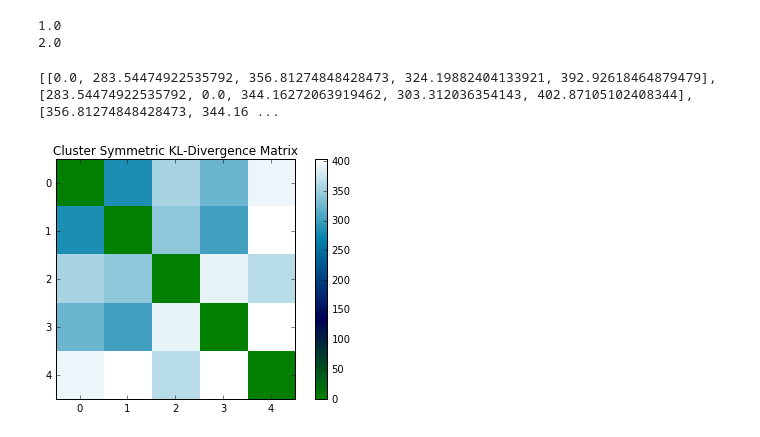
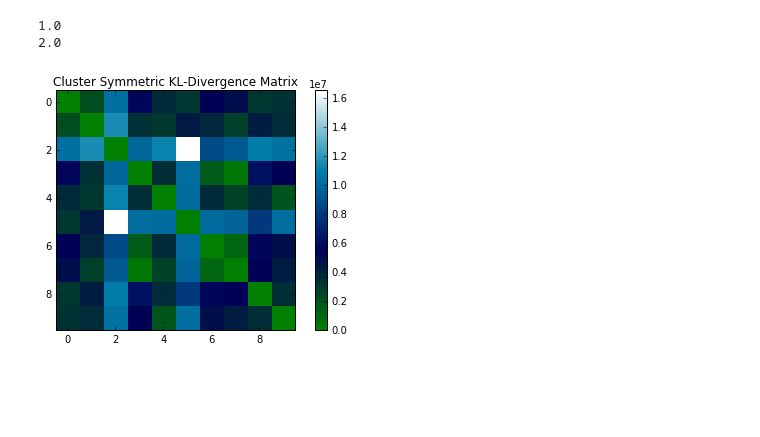
Before and after one commit to PrincetonUniversity/final-proj-cos-424, a Jupyter notebook: plots.ipynb, the cells around one changed output. Drawn from its saved outputs; the diff is of its cells as text; code cells hidden in the pictures; blank space fills up the shorter version.

```diff
--- a/plots.ipynb
+++ b/plots.ipynb
@@ -46,25 +95,18 @@ Epsilon for argmax = 0.1 ; best K = 5 ; mean = 0.541648961757
 # %%
-K = 9
-N = 33
-D = 350000
-
 def plotR2(r2dict):
     mles = r2dict['mle'][1]
     amxs = r2dict['argmax'][1]
     Km = r2dict['mle'][0]
     Ka = r2dict['argmax'][0]
 
-    plt.plot(Km, mles, label='MLE')
-    plt.plot(Ka, amxs, label='Argmax')
-    plt.suptitle('Average R^2 Values', fontsize=20)
+    plt.plot(Km, mles, label='mle')
+    plt.plot(Ka, amxs, label='argmax')
+    plt.suptitle('median R^2 values', fontsize=15)
     plt.ylabel('R^2')
-    plt.xlabel('Cluster')
+    plt.xlabel('K')
     plt.legend()
-    plt.axis([2,9,0,1])
+    plt.axis([2,14,0.5,1])
     plt.show()
 
-R2vecMLE =  np.random.normal(0.2,0.1, size=(K,N))
-R2vecARGMAX =  np.random.normal(0.2,0.1, size=(K,N))
-resp = np.random.normal(0.2,0.01,size=(K,N))
 plotR2(highest)
 # %% [output]
@@ -71,0 +114,11 @@ plotR2(highest)
+# %%
+train_df_int = train_df
+for i in train_tissues:
+    train_df_int[i] = data_loader.local_impute(train_df[i].copy())
+tissues_to_cluster = train_tissues[:]
+for i in [14, 25, 26, 33]:
+    tissues_to_cluster.remove('b' + str(i))
+X_np = train_df_int[tissues_to_cluster].values.transpose()
+print(X_np.shape)
+X_np_new = X_np
+print(X_np_new.shape)
@@ -111,5 +246,7 @@ plotbar(alphas)
 # %%
 def KL(mu1, mu2, sigma1, sigma2):
+    logsum1 = np.sum(np.log(sigma1))
+    logsum2 = np.sum(np.log(sigma2))
     detS1 = np.prod(sigma1)
     detS2 = np.prod(sigma2)
 
@@ -121,7 +258,8 @@ def KL(mu1, mu2, sigma1, sigma2):
     mu2MinusMu1 = [x-y for x,y in zip(mu2,mu1)]
     lastTerm = np.sum([x1*x2*x3 for x1, x2, x3 in zip(mu2MinusMu1, invS2, mu2MinusMu1)])
 
-    kl = (1/2)*(np.log(detS2/detS1) - d + trInvS2S1 + lastTerm)
+    kl = (1/2)*(logsum2-logsum1 - d + trInvS2S1 + lastTerm)
+    #kl = (1/2)*(np.log(detS2/detS1) - d + trInvS2S1 + lastTerm)
     return kl
 
 def sym_KL(mu1, mu2, sigma1, sigma2):
@@ -135,22 +273,17 @@ print(sym_KL([1,1],[0,0],[1,1],[1,1]))
 1.0
 2.0
 # %%
+np.seterr(all='raise')
 def plot_KL(mu, sigma):
     K = len(mu)
     kl_mat = [[sym_KL(mu[i], mu[j], sigma[i], sigma[j]) for i in range(K)] for j in range(K)]
-    print(kl_mat)
+    #print(kl_mat)
     plt.imshow(kl_mat, interpolation='nearest', cmap=plt.cm.ocean)
     plt.title('Cluster Symmetric KL-Divergence Matrix')
     plt.colorbar()
     plt.tight_layout()
     plt.show()
 
-K = 5
-N = 100
-mus = [np.random.normal(0,3, size=(N)) for i in range(K)]
-sigmas = [np.random.normal(5, 1, size=(N)) for i in range(K)]
-
-plot_KL(mus, sigmas)
+plot_KL(mus, sigs)
 # %% [output]
-[[0.0, 283.54474922535792, 356.81274848428473, 324.19882404133921, 392.92618464879479], [283.54474922535792, 0.0, 344.16272063919462, 303.312036354143, 402.87105102408344], [356.81274848428473, 344.16 ...
-[figure, old version]
+[figure, new version]
```
Also changed, not shown: parts of 10 cells of this notebook, 5 other files.
